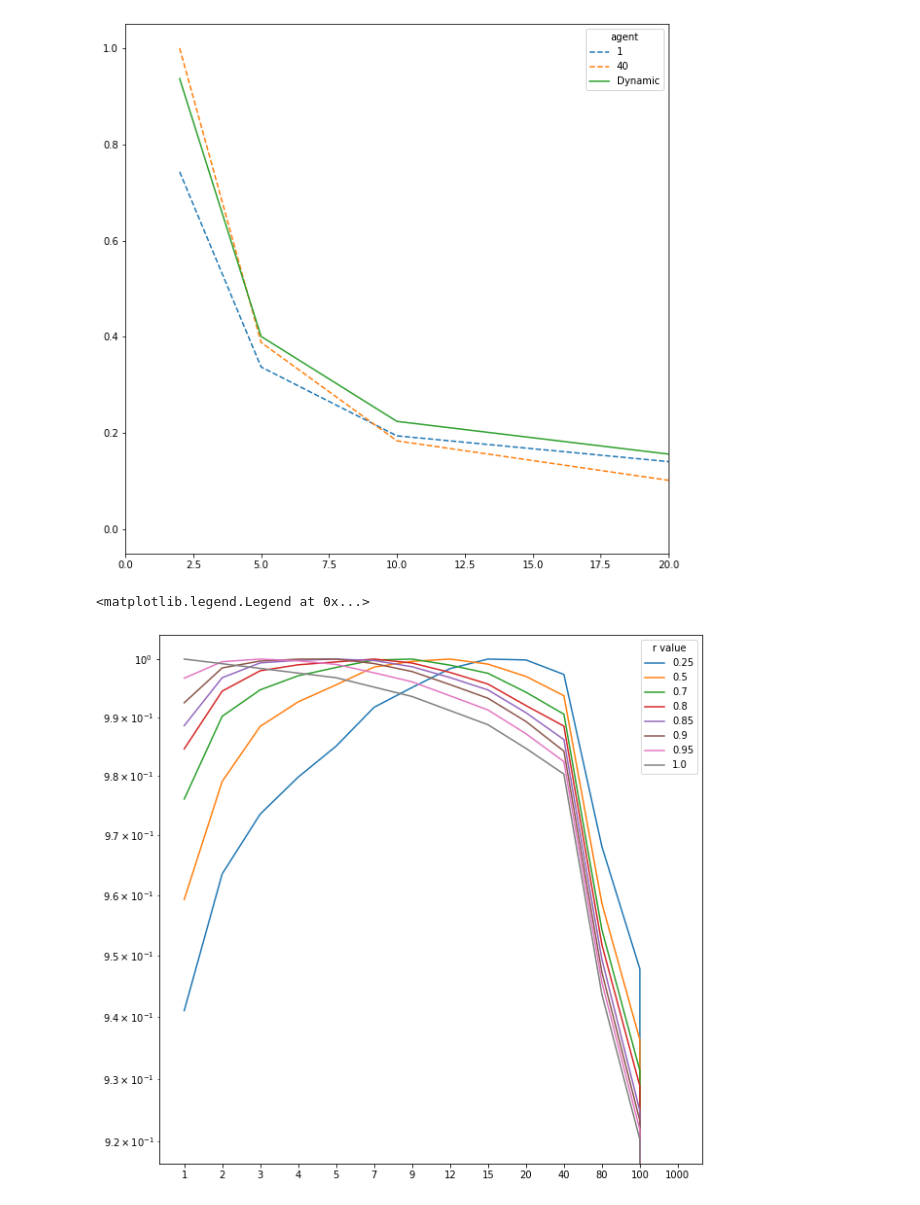
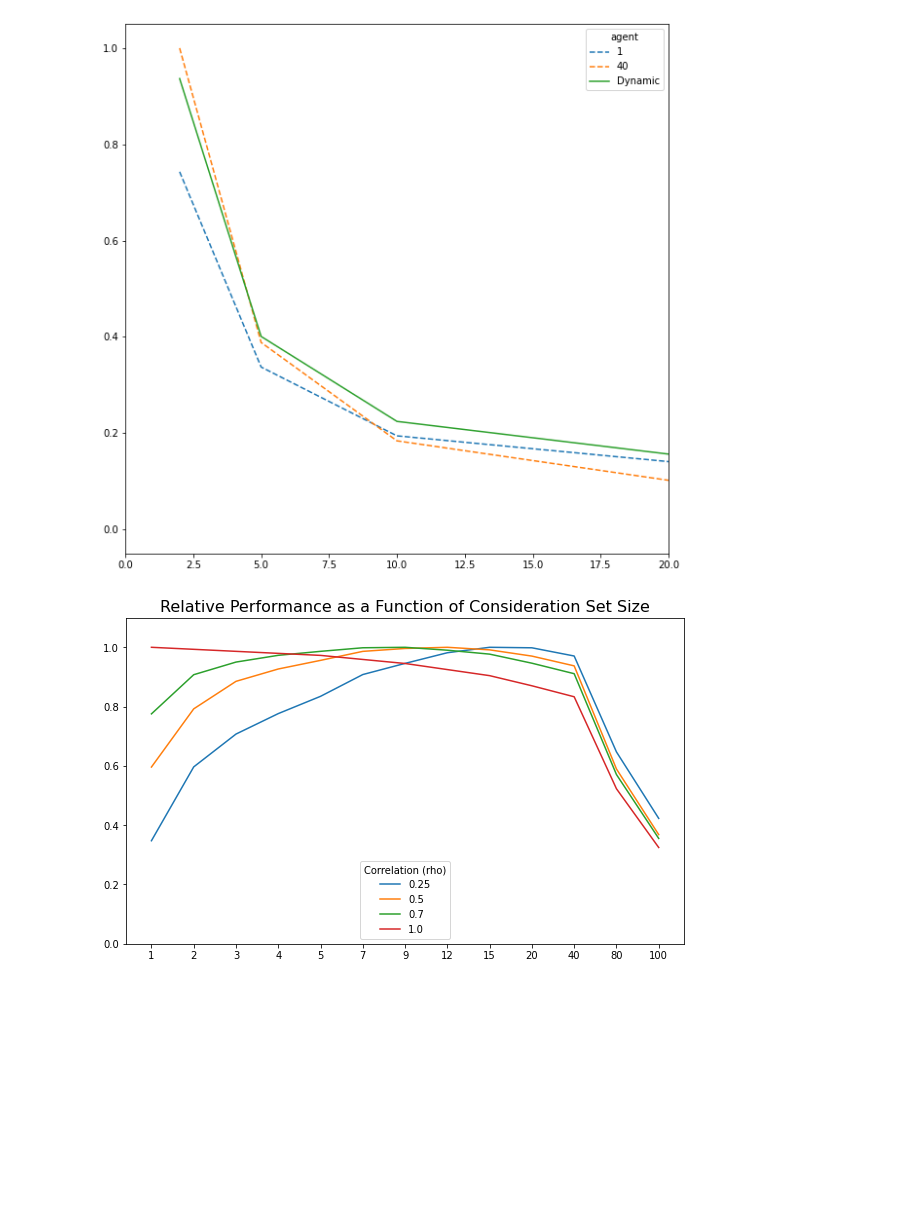
Before and after one commit to jonasalexander/thesis, a Jupyter notebook: simulation/thesis_final.ipynb, the cells around one changed output. Cells and saved outputs as stored; diff of their text form; code cells hidden in the pictures; blank space fills up the shorter version.

```diff
--- a/simulation/thesis_final.ipynb
+++ b/simulation/thesis_final.ipynb
@@ -150,7 +150,7 @@ results.to_csv("~/Desktop/thesis/simulation/results.csv")
 
 to_plot = results.groupby(["agent", "r"]).agg({"utility": "mean"}).reset_index()
 
-to_plot = to_plot[(to_plot["agent"]!=1000)&(to_plot["agent"]!=100)]
+to_plot = to_plot[(to_plot["agent"]!=1000)&(to_plot["agent"]!=100)&(to_plot["agent"]!="Optimal")]
 
 to_plot["utility"] += min(to_plot["utility"]) * ((min(to_plot["utility"]) <= 0)  * (-1))
 to_plot["utility"] /= max(to_plot["utility"])
@@ -190,19 +190,21 @@ plt.legend(title="agent")
 # %%
 # Replicating Adam's simulation results
 
 to_plot = results.groupby(["agent", "r"]).agg({"utility": "mean"}).reset_index()
-to_plot = to_plot[(to_plot["agent"]!="Optimal")&(to_plot["agent"]!="Dynamic")]
+to_plot = to_plot[(to_plot["agent"]!="Optimal")&(to_plot["agent"]!="Dynamic")&(to_plot["agent"]!=1000)]
+to_plot = to_plot[(to_plot["r"]==0.25)|(to_plot["r"]==0.5)|(to_plot["r"]==0.7)|(to_plot["r"]==1)]
 
-fig = plt.figure(figsize=(10, 10))
+fig = plt.figure(figsize=(10, 6))
 ax = fig.add_subplot(1, 1, 1)
-ax.set_yscale('log')
+ax.set_ylim((0.0, 1.1))
 
 for r in to_plot["r"].unique():
     subset = to_plot[to_plot["r"]==r].copy()
     subset["utility"] += min(subset["utility"]) * ((min(subset["utility"]) <= 0)  * (-1))
     subset["utility"] /= max(subset["utility"])
     plt.plot(subset["agent"].apply(lambda x: str(x)), subset["utility"], label=r)
-plt.legend(title="r value")
+plt.legend(title="Correlation (rho)", loc="lower center")
+plt.title("Relative Performance as a Function of Consideration Set Size", size=16)
+plt.show()
 # %% [output]
-<matplotlib.legend.Legend at 0x...>
-[figure, old version]
+[figure, new version]
```
Also changed, not shown: parts of 6 cells of this notebook, 1 other file.
